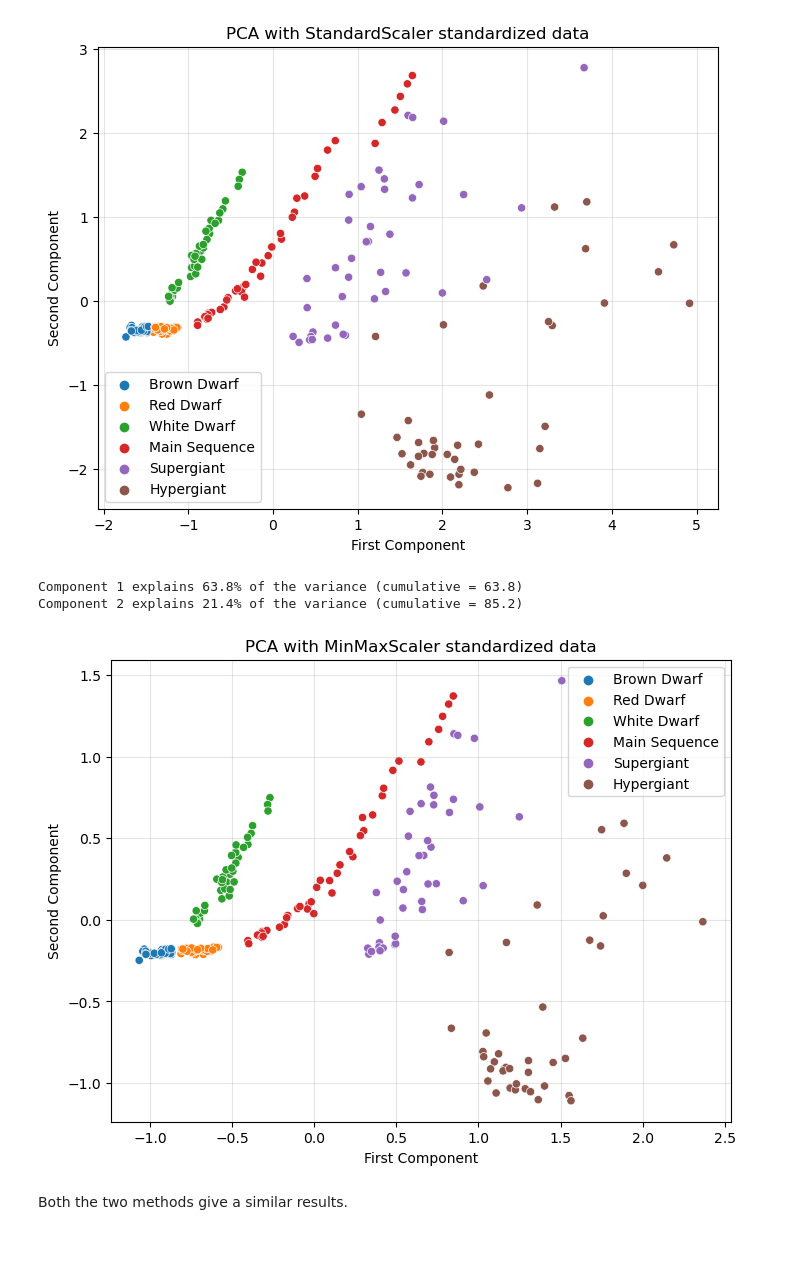
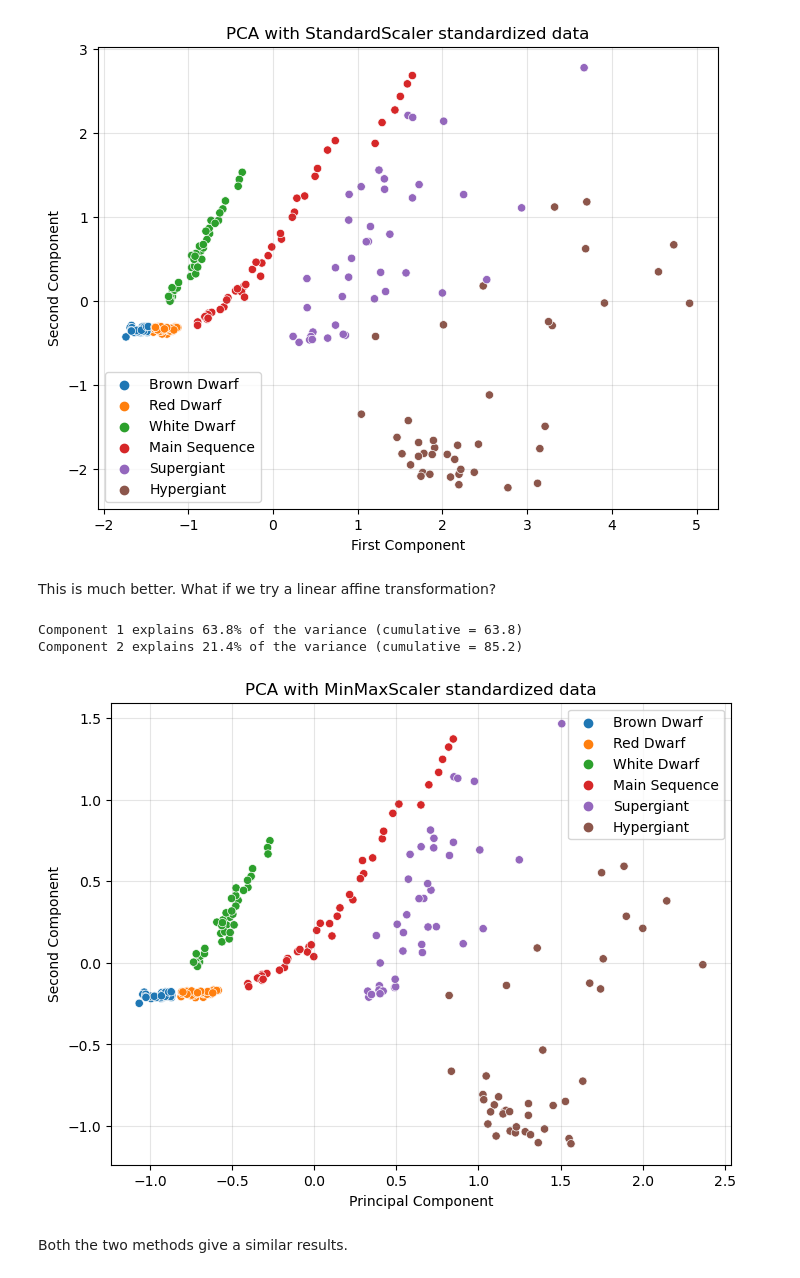
Before and after one commit to Isabella-Famoso/astrostatistics_bicocca_2024, a Jupyter notebook: working/L15/HR diagram.ipynb, the cells around one changed output. Drawn from its saved outputs; the diff is of its cells as text; code cells hidden in the pictures; blank space fills up the shorter version.

```diff
--- a/working/L15/HR diagram.ipynb
+++ b/working/L15/HR diagram.ipynb
@@ -136,31 +139,33 @@ for idx, r in enumerate(pca2.explained_variance_ratio_):
 Component 1 explains 60.4% of the variance (cumulative = 60.4)
 Component 2 explains 23.5% of the variance (cumulative = 83.9)
 [figure]
+# %% [markdown]
+This is much better. What if we try a linear affine transformation?
 # %%
 #Linear affine transformation such that each dimension goes between -1 and 1.
 scaler = MinMaxScaler(feature_range=(-1, 1))
 data_scaled2 = pd.DataFrame(scaler.fit_transform(data_pd), columns=data_pd.columns)
 
 #Do again the PCA
 pca3 = PCA(n_components=2)
 projected_stars3 = pca3.fit_transform(data_scaled2)
 
 fig3 = plt.figure(figsize=(8,6))
 sns.scatterplot(x = projected_stars3[:, 0], y = projected_stars3[:,1], hue=labels)
 plt.grid(c='grey', alpha = 0.2)
 plt.title('PCA with MinMaxScaler standardized data')
-plt.xlabel('First Component')
+plt.xlabel('Principal Component')
 plt.ylabel('Second Component')
 
 #Explain the variance
 s = 0
 for idx, r in enumerate(pca3.explained_variance_ratio_):
     s += r
     print(f"Component {idx+1} explains {100*r:.1f}% of the variance (cumulative = {100*s:.1f})")
 # %% [output]
 Component 1 explains 63.8% of the variance (cumulative = 63.8)
 Component 2 explains 21.4% of the variance (cumulative = 85.2)
-[figure, old version]
+[figure, new version]
 # %% [markdown]
 Both the two methods give a similar results.
 # %% [markdown]
```
Also changed, not shown: parts of 4 cells of this notebook.
